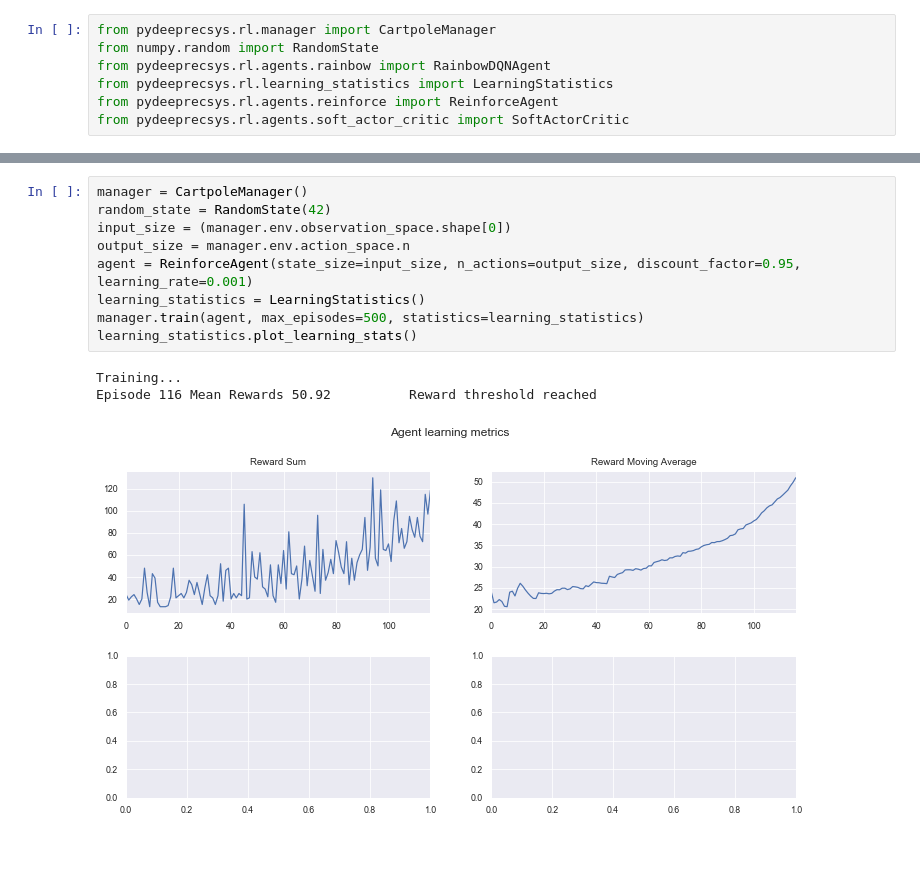
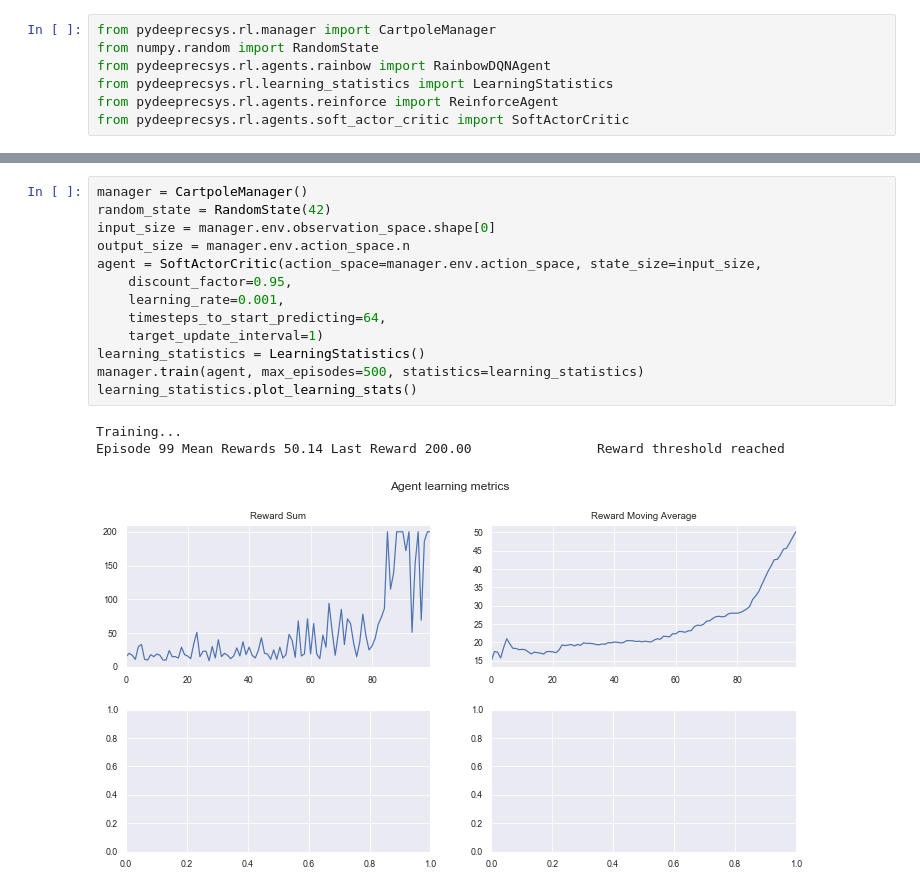
Before and after one commit to luksfarris/deeprecsys, a Jupyter notebook: cartpole_agents.ipynb, the cells around one changed output, grey strips where cells are left out. Saved outputs shown, nothing was run; the diff lists cells and outputs as text; blank space fills up the shorter version.

Commit message:
Implement slate learning

```diff
--- a/cartpole_agents.ipynb
+++ b/cartpole_agents.ipynb
@@ -32,13 +53,17 @@ Episode 85 Mean Rewards 50.38           Reward threshold reached
 # %%
 manager = CartpoleManager()
 random_state = RandomState(42)
-input_size = (manager.env.observation_space.shape[0])
+input_size = manager.env.observation_space.shape[0]
 output_size = manager.env.action_space.n
-agent = ReinforceAgent(state_size=input_size, n_actions=output_size, discount_factor=0.95, learning_rate=0.001)
+agent = SoftActorCritic(action_space=manager.env.action_space, state_size=input_size,
+    discount_factor=0.95,
+    learning_rate=0.001,
+    timesteps_to_start_predicting=64,
+    target_update_interval=1)
 learning_statistics = LearningStatistics()
 manager.train(agent, max_episodes=500, statistics=learning_statistics)
 learning_statistics.plot_learning_stats()
 # %% [output]
 Training...
-Episode 116 Mean Rewards 50.92          Reward threshold reached
+Episode 99 Mean Rewards 50.14 Last Reward 200.00                Reward threshold reached
-[figure, old version]
+[figure, new version]
```
Also changed, not shown: parts of 4 cells of this notebook, 22 other files.
